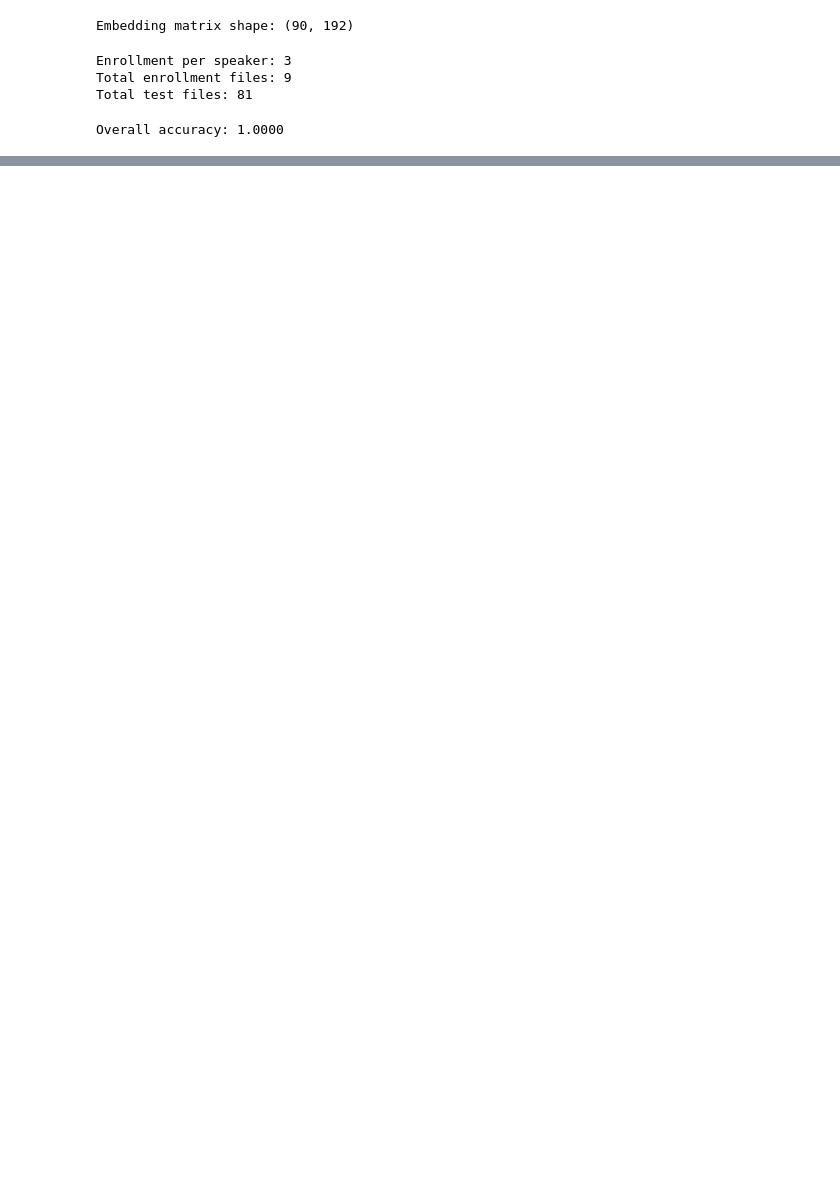
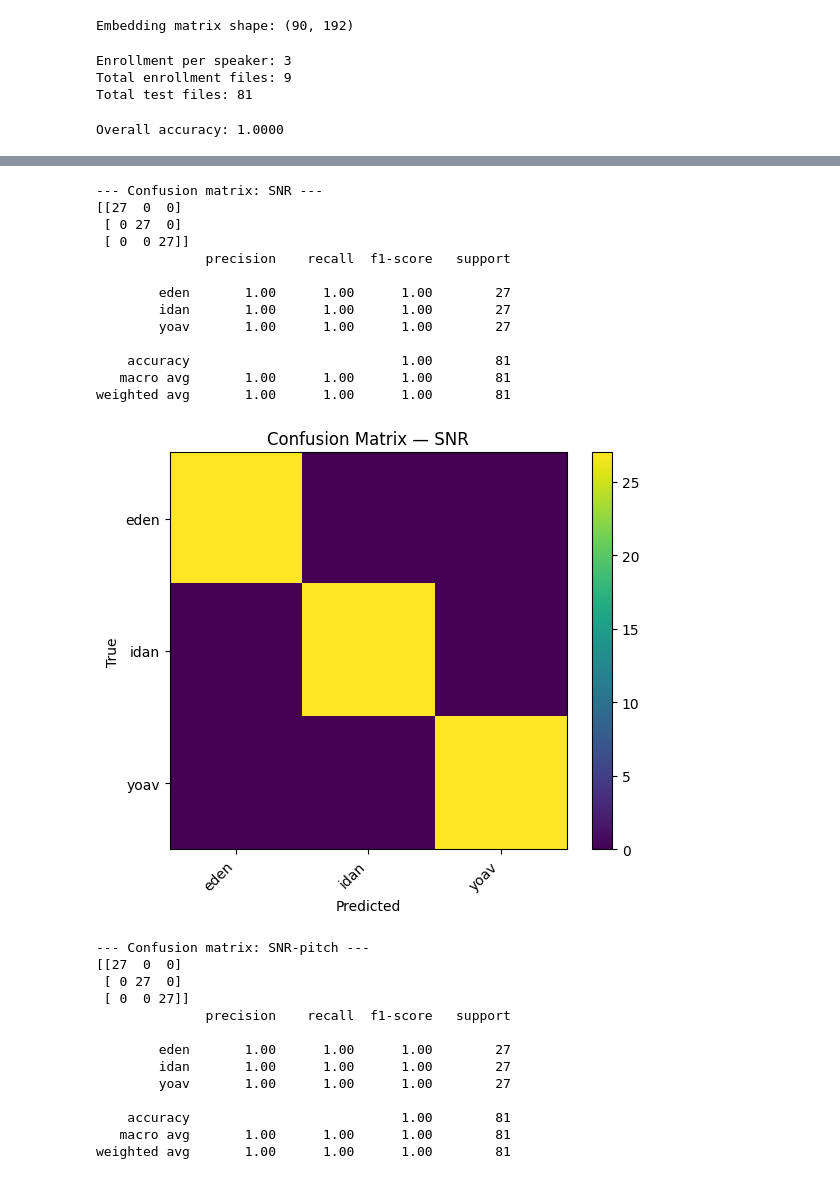
Before and after one commit to yoav1870/BioVoice, a Jupyter notebook: redimnet/poc/reDimNet.ipynb, the cells around one changed output, grey strips where cells are left out. Saved outputs shown, nothing was run; the diff lists cells and outputs as text; code cells hidden in the pictures; blank space fills up the shorter version.

```diff
--- a/redimnet/poc/reDimNet.ipynb
+++ b/redimnet/poc/reDimNet.ipynb
@@ -193,0 +246,12 @@ plt.show()
+# %%
+# %%
+# Build a set of enrollment base_stems (to prevent leakage: don't test augmented versions of enrollment utterances)
+
+enroll_files = df.iloc[enroll_idx]["file"].tolist()
+enroll_base_stems = set(Path(f).stem for f in enroll_files)  # clean stems like "idan_001"
+
+before = len(df_aug)
+df_aug = df_aug[~df_aug["base_stem"].isin(enroll_base_stems)].reset_index(drop=True)
+after = len(df_aug)
+
+print(f"Filtered augmented files that correspond to enrollment utterances: {before} -> {after}")
@@ -193,0 +343,60 @@ plt.show()
+# %%
+# %%
+# Confusion matrix per augmentation type (prints + plots)
+
+import matplotlib.pyplot as plt
+
+labels = sorted(df["speaker"].unique())  # your clean speakers list (idan/eden/yoav)
+label_to_idx = {l: i for i, l in enumerate(labels)}
+
+def plot_confusion(cm: np.ndarray, labels: list[str], title: str):
+    plt.figure(figsize=(6, 5))
+    plt.imshow(cm)
+    plt.xticks(range(len(labels)), labels, rotation=45, ha="right")
+    plt.yticks(range(len(labels)), labels)
+    plt.xlabel("Predicted")
+    plt.ylabel("True")
+    plt.title(title)
+    plt.colorbar()
+    plt.tight_layout()
+    plt.show()
+
+for tag in sorted(df_aug["aug_tag"].unique()):
+    sub = df_aug[df_aug["aug_tag"] == tag]
+    y_true = sub["speaker"].to_numpy()
+    y_pred = sub["pred"].to_numpy()
+
+    cm = confusion_matrix(y_true, y_pred, labels=labels)
+    print(f"\n--- Confusion matrix: {tag} ---")
+    print(cm)
+    print(classification_report(y_true, y_pred, labels=labels, zero_division=0))
+
+    plot_confusion(cm, labels, title=f"Confusion Matrix — {tag}")
+# %% [output]
+--- Confusion matrix: SNR ---
+[[27  0  0]
+ [ 0 27  0]
+ [ 0  0 27]]
+              precision    recall  f1-score   support
+
+        eden       1.00      1.00      1.00        27
+        idan       1.00      1.00      1.00        27
+        yoav       1.00      1.00      1.00        27
+
+    accuracy                           1.00        81
+   macro avg       1.00      1.00      1.00        81
+weighted avg       1.00      1.00      1.00        81
+[figure, added]
+--- Confusion matrix: SNR-pitch ---
+[[27  0  0]
+ [ 0 27  0]
+ [ 0  0 27]]
+              precision    recall  f1-score   support
+
+        eden       1.00      1.00      1.00        27
+        idan       1.00      1.00      1.00        27
+        yoav       1.00      1.00      1.00        27
+
+    accuracy                           1.00        81
+   macro avg       1.00      1.00      1.00        81
+weighted avg       1.00      1.00      1.00        81
```
Also changed, not shown: parts of 14 cells of this notebook, 28 other files.
